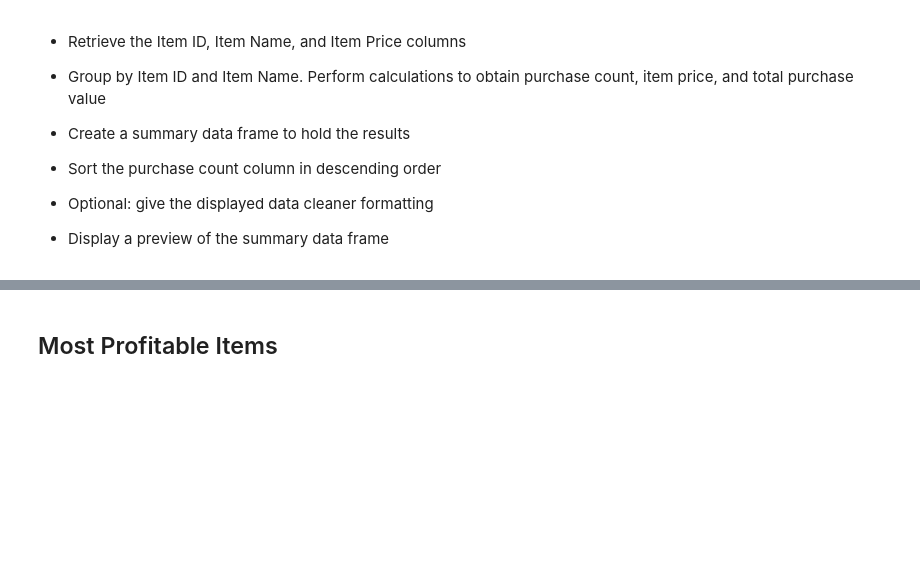
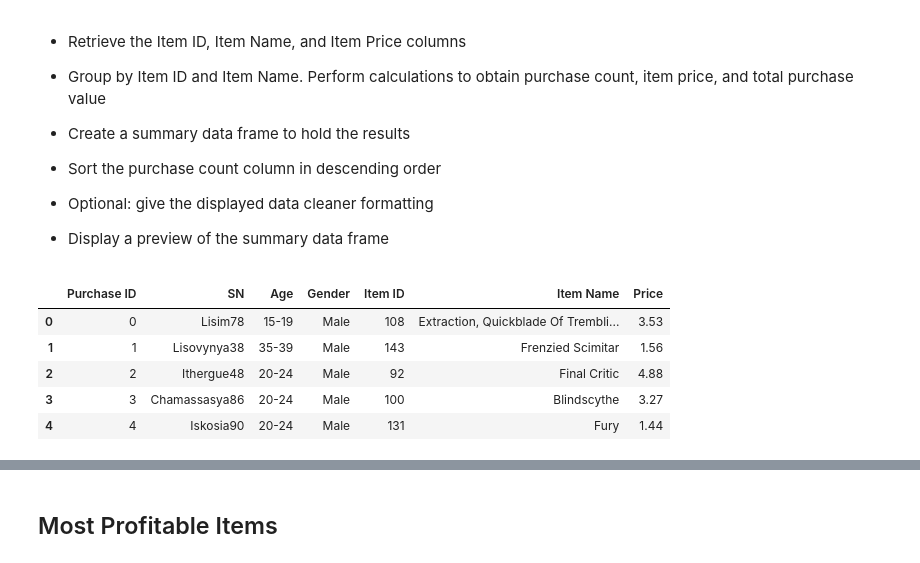
Before and after one commit to abielhammonds/week_04_homework, a Jupyter notebook: HeroesOfPymoli_completed.ipynb, the cells around one changed output, grey strips where cells are left out. Drawn from its saved outputs; the diff is of its cells as text; code cells hidden in the pictures; blank space fills up the shorter version.

```diff
--- a/HeroesOfPymoli_completed.ipynb
+++ b/HeroesOfPymoli_completed.ipynb
@@ -309,3 +309,8 @@ Age
 
 
 * Display the summary data frame
+# %%
+age_bins = [0, 10, 15, 20, 25, 30, 35, 40, 45]
+age_labels = ["<10", "10-14", "15-19", "20-24", "25-29", "30-34", "35-39", "40-45"]
+purchase_data["Age"] = pd.cut(purchase_data["Age"], age_bins, labels=age_labels)
+purchase_data
@@ -327,0 +454,10 @@ Age
+# %%
+#Then I want a total purchase count for each top player
+#Could this be a count of Purchase ID for just these 5 players?
+
+#filtered list of top players
+sn_index = purchase_data.set_index("SN")
+filtered_players = sn_index.loc[['Lisosia93', 'Idastidru52', 'Chamjask73', 'Iral74', 'Iskadarya95'],'Purchase ID']
+grouped_top_players = filtered_players.groupby("SN")
+grouped_top_players_df = grouped_top_players.count()
+grouped_top_players_df
@@ -327,0 +472,13 @@ Age
+# %%
+#Then I want average purchase price
+
+#avg. purchase price - mean of price for each top player
+
+#age_grouped_data = purchase_data.groupby("Age")
+#age_grouped_data['Price'].mean()
+
+sn_index = purchase_data.set_index("SN")
+filtered_players_price = sn_index.loc[['Lisosia93', 'Idastidru52', 'Chamjask73', 'Iral74', 'Iskadarya95'],'Price']
+avg_purch = filtered_players_price.groupby("SN")
+top_player_avg_spend = avg_purch.mean()
+top_player_avg_spend
@@ -344,3 +524,15 @@ Age
 
 
 * Display a preview of the summary data frame
+# %%
+# Code for "Most Popular Items"
+# Replace parts of the code below with the correct columns and methods.
+
+purchase_data.head()
+# %% [output]
+|  | Purchase ID | SN | Age | Gender | Item ID | Item Name | Price |
+| 0 | 0 | Lisim78 | 15-19 | Male | 108 | Extraction, Quickblade Of Trembli... | 3.53 |
+| 1 | 1 | Lisovynya38 | 35-39 | Male | 143 | Frenzied Scimitar | 1.56 |
+| 2 | 2 | Ithergue48 | 20-24 | Male | 92 | Final Critic | 4.88 |
+| 3 | 3 | Chamassasya86 | 20-24 | Male | 100 | Blindscythe | 3.27 |
+| 4 | 4 | Iskosia90 | 20-24 | Male | 131 | Fury | 1.44 |
```
Also changed, not shown: parts of 14 cells of this notebook.
